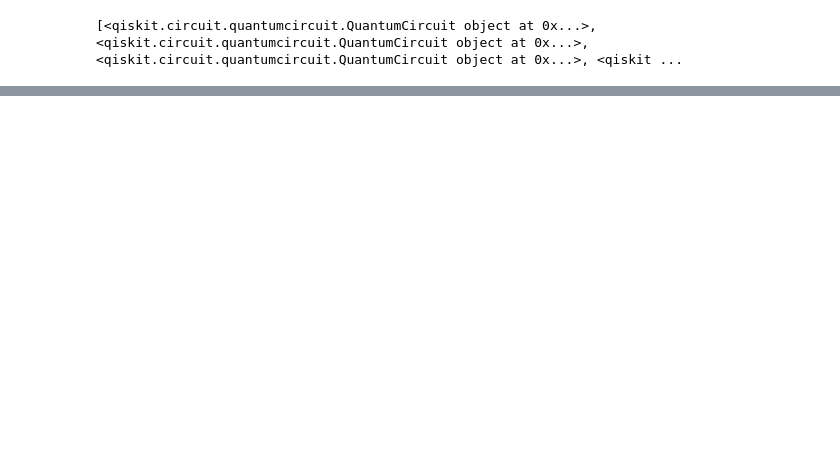
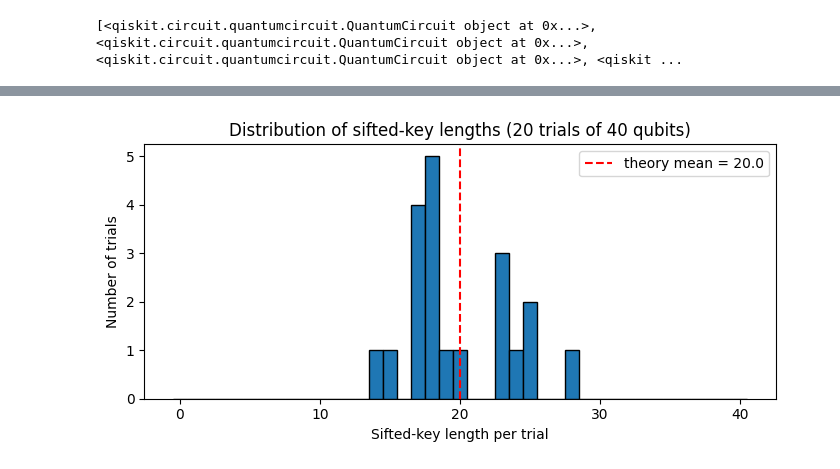
Before and after one commit to THibiki/SIT-UofG-QC-Assignment, a Jupyter notebook: BB84-Plain.ipynb, the cells around one changed output, grey strips where cells are left out. Drawn from its saved outputs; the diff is of its cells as text; code cells hidden in the pictures; blank space fills up the shorter version.

```diff
--- a/BB84-Plain.ipynb
+++ b/BB84-Plain.ipynb
@@ -308,0 +348,81 @@ Bob bits : [1, 1, 1, 1, 0, 1, 0, 1, 1, 0, 0, 1, 0, 0, 0, 1, 1, 0, 0, 0, 0, 1, 1,
+# %%
+# --- RESULTS & ANALYSIS: Monte-Carlo study of plain BB84 ---
+#
+# Re-run the protocol many times at a moderate N_TRIAL and aggregate results.
+# This is for ANALYSIS only — the protocol itself is already implemented above.
+# All randomness here still comes from quantum_random_bit(), not Python's
+# random module.
+
+import statistics
+import matplotlib.pyplot as plt
+
+def run_plain_once(n):
+    """One complete BB84 round with `n` qubits, no Eve.
+
+    Returns a dict of metrics for this trial.
+    """
+    a_bits  = quantum_random_bits(n)
+    a_bases = quantum_random_bits(n)
+    b_bases = quantum_random_bits(n)
+
+    # Prepare, transmit (pass-through), measure.
+    qubits  = [alice_prepare(b, ba) for b, ba in zip(a_bits, a_bases)]
+    b_bits  = [bob_measure(q, b) for q, b in zip(qubits, b_bases)]
+
+    matches = [i for i in range(n) if a_bases[i] == b_bases[i]]
+    a_sift  = [a_bits[i] for i in matches]
+    b_sift  = [b_bits[i] for i in matches]
+
+    return {
+        "n":              n,
+        "n_sifted":       len(matches),
+        "match_fraction": len(matches) / n,
+        "keys_equal":     a_sift == b_sift,
+        "zeros":          a_bits.count(0),
+        "ones":           a_bits.count(1),
+    }
+
+# Parameters of the Monte-Carlo study. Keep these modest — each trial runs
+# ~ 4*N_TRIAL single-qubit circuits on BasicSimulator.
+N_TRIAL = 40
+N_RUNS  = 20
+
+print(f"Running {N_RUNS} trials of {N_TRIAL} qubits each (≈{4*N_TRIAL*N_RUNS} circuits)...")
+results = [run_plain_once(N_TRIAL) for _ in range(N_RUNS)]
+
+# Aggregate metrics
+match_fracs = [r["match_fraction"] for r in results]
+sift_lens   = [r["n_sifted"]       for r in results]
+all_equal   = all(r["keys_equal"]  for r in results)
+total_zeros = sum(r["zeros"]       for r in results)
+total_ones  = sum(r["ones"]        for r in results)
+total_bits  = total_zeros + total_ones
+
+print()
+print(f"=== Plain BB84 — aggregate over {N_RUNS} runs of {N_TRIAL} qubits ===")
+print(f"{'Quantity':<30}{'Observed':>14}{'Theory':>14}")
+print("-" * 58)
+print(f"{'Basis-match fraction (mean)':<30}{statistics.mean(match_fracs):>14.3f}{0.500:>14.3f}")
+print(f"{'Basis-match fraction (stdev)':<30}{statistics.stdev(match_fracs):>14.3f}"
+      f"{(0.5/(N_TRIAL**0.5)):>14.3f}")
+print(f"{'Sifted-key length (mean)':<30}{statistics.mean(sift_lens):>14.2f}{N_TRIAL/2:>14.2f}")
+print(f"{'Sifted-key length (stdev)':<30}{statistics.stdev(sift_lens):>14.2f}"
+      f"{((N_TRIAL*0.25)**0.5):>14.2f}")
+print(f"{'P(0) on Alice bits':<30}{total_zeros/total_bits:>14.3f}{0.500:>14.3f}")
+print(f"{'P(1) on Alice bits':<30}{total_ones/total_bits:>14.3f}{0.500:>14.3f}")
+print(f"{'All sifted keys identical':<30}{str(all_equal):>14}{'True':>14}")
+print()
+print(f"Total bits sampled from H|0> : {total_bits}")
+
+# Visualise the distribution of sifted-key lengths across trials.
+plt.figure(figsize=(7, 3.5))
+bin_edges = range(0, N_TRIAL + 2)
+plt.hist(sift_lens, bins=bin_edges, edgecolor="black", align="left")
+plt.axvline(N_TRIAL / 2, color="red", linestyle="--", label=f"theory mean = {N_TRIAL/2}")
+plt.xlabel("Sifted-key length per trial")
+plt.ylabel("Number of trials")
+plt.title(f"Distribution of sifted-key lengths ({N_RUNS} trials of {N_TRIAL} qubits)")
+plt.legend()
+plt.tight_layout()
+plt.show()
+# %% [output]
@@ -308,0 +443 @@ Bob bits : [1, 1, 1, 1, 0, 1, 0, 1, 1, 0, 0, 1, 0, 0, 0, 1, 1, 0, 0, 0, 0, 1, 1,
+[figure, added]
```
Also changed, not shown: parts of 5 cells of this notebook.
